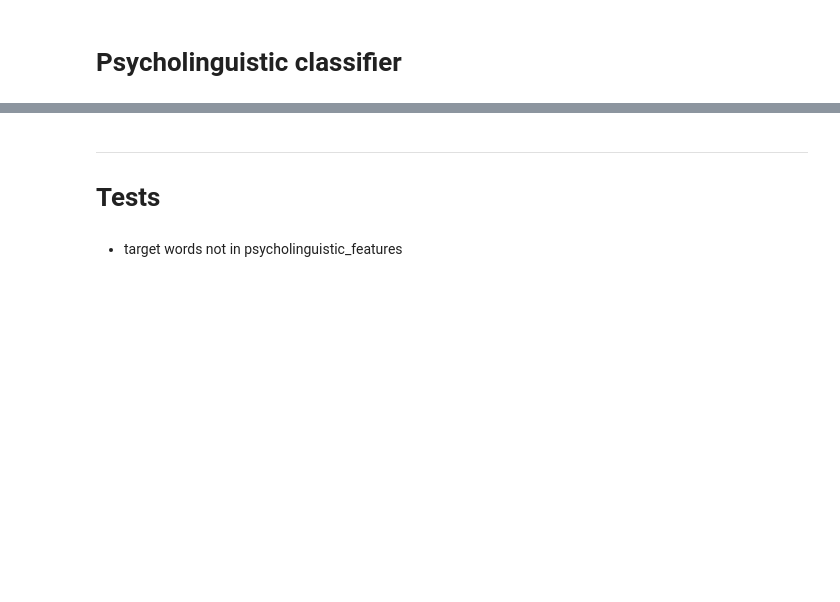
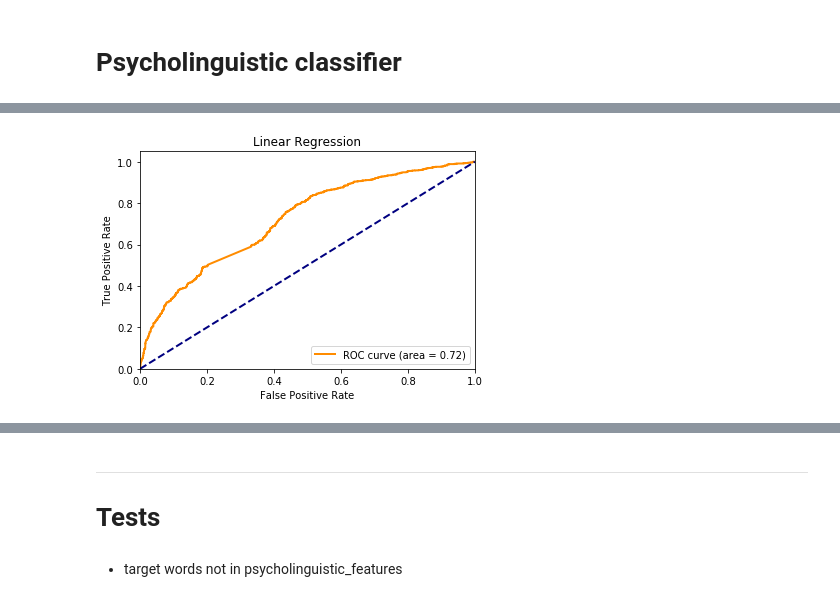
Before and after one commit to nathanshartmann/NILC-at-CWI-2018, a Jupyter notebook: Psycholinguistic.ipynb, the cells around one changed output, grey strips where cells are left out. Saved outputs shown, nothing was run; the diff lists cells and outputs as text; code cells hidden in the pictures; blank space fills up the shorter version.

```diff
--- a/Psycholinguistic.ipynb
+++ b/Psycholinguistic.ipynb
@@ -42,0 +102,7 @@ dtype: float64
+# %%
+reg = LinearRegression()
+reg.fit(x_train, y_train)
+pred = reg.predict(x_dev)
+print_roc(pred, y_dev, 'Linear Regression')
+# %% [output]
+[figure, added]
```
Also changed, not shown: parts of 13 cells of this notebook.
